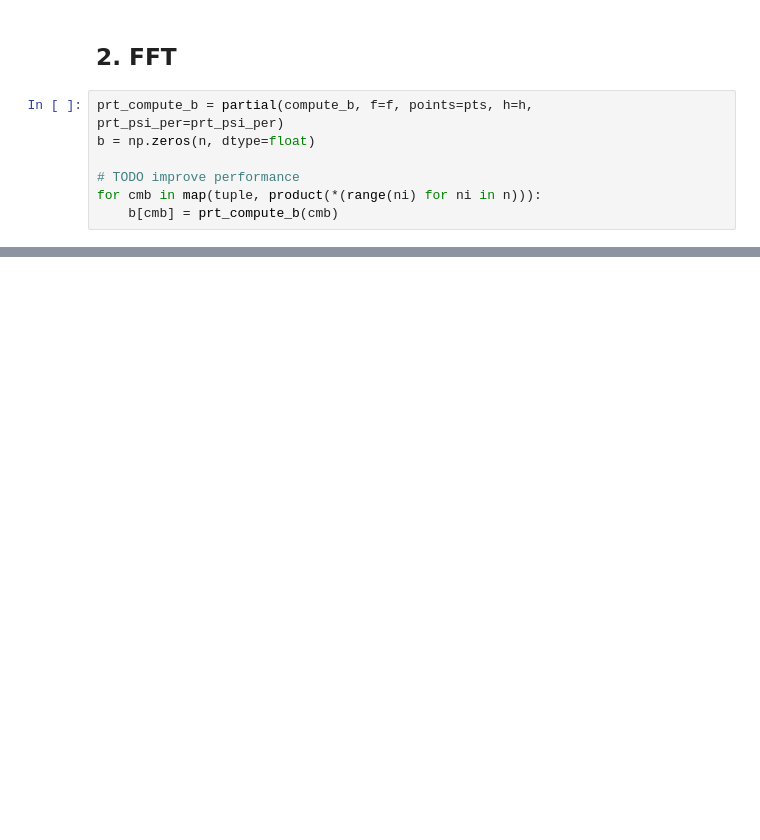
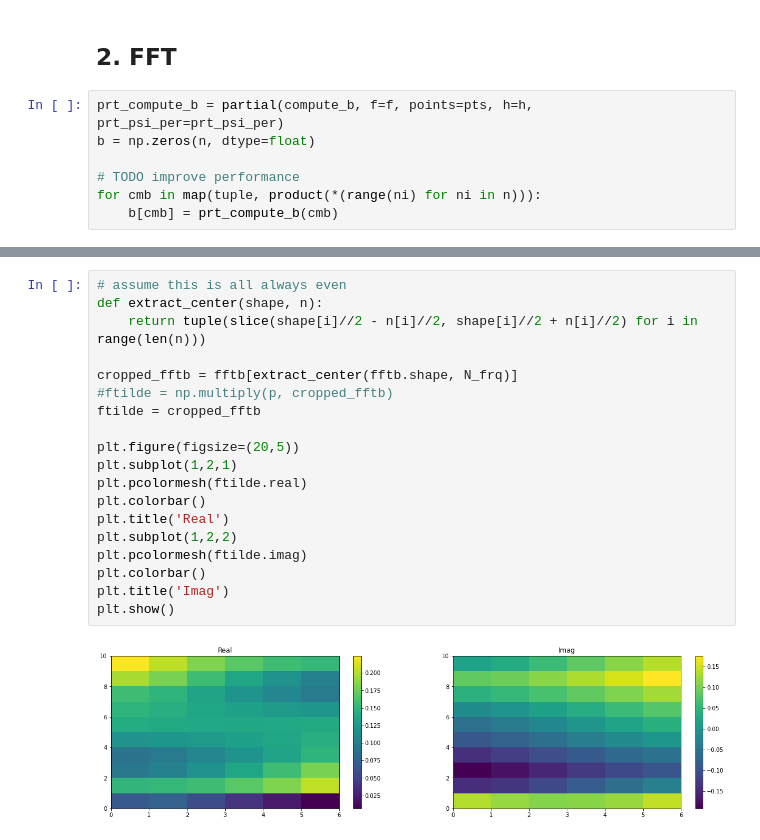
Before and after one commit to fAndreuzzi/spreading-nonuniform-grid, a Jupyter notebook: NUFFT.ipynb, the cells around one changed output, grey strips where cells are left out. Cells and saved outputs as stored; diff of their text form; blank space fills up the shorter version.

```diff
--- a/NUFFT.ipynb
+++ b/NUFFT.ipynb
@@ -155,0 +148,21 @@ plt.show()
+# %%
+# assume this is all always even
+def extract_center(shape, n):
+    return tuple(slice(shape[i]//2 - n[i]//2, shape[i]//2 + n[i]//2) for i in range(len(n)))
+
+cropped_fftb = fftb[extract_center(fftb.shape, N_frq)]
+#ftilde = np.multiply(p, cropped_fftb)
+ftilde = cropped_fftb
+
+plt.figure(figsize=(20,5))
+plt.subplot(1,2,1)
+plt.pcolormesh(ftilde.real)
+plt.colorbar()
+plt.title('Real')
+plt.subplot(1,2,2)
+plt.pcolormesh(ftilde.imag)
+plt.colorbar()
+plt.title('Imag')
+plt.show()
+# %% [output]
+[figure, added]
```
Also changed, not shown: parts of 13 cells of this notebook.
